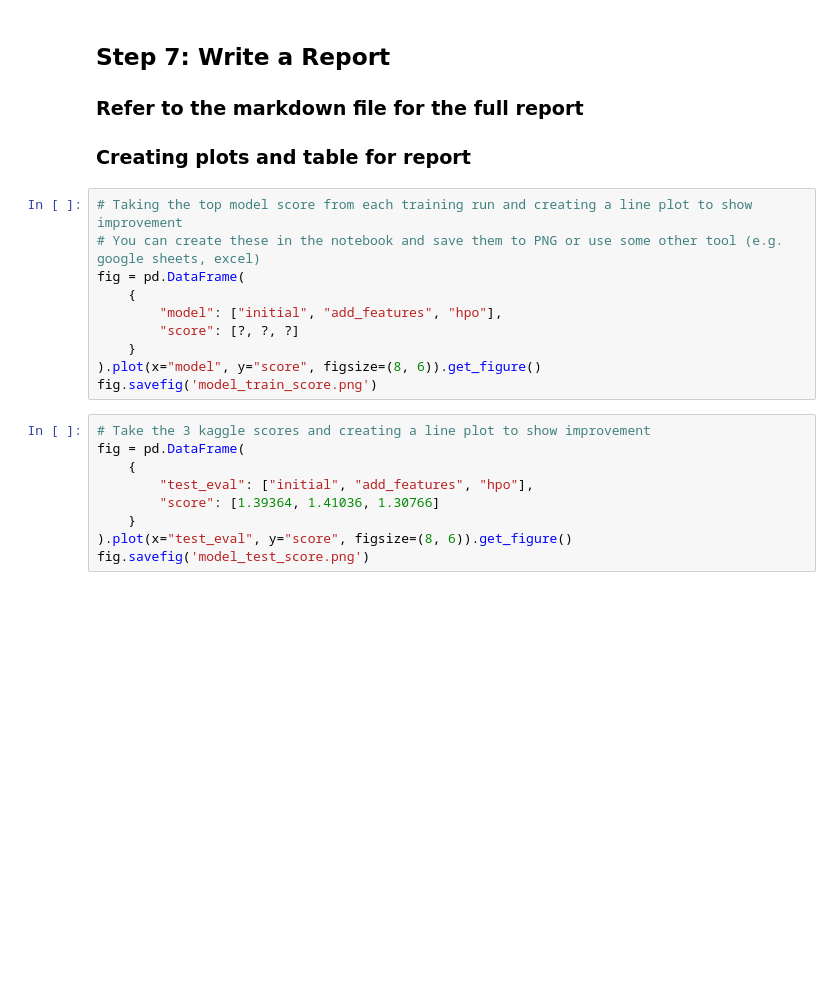
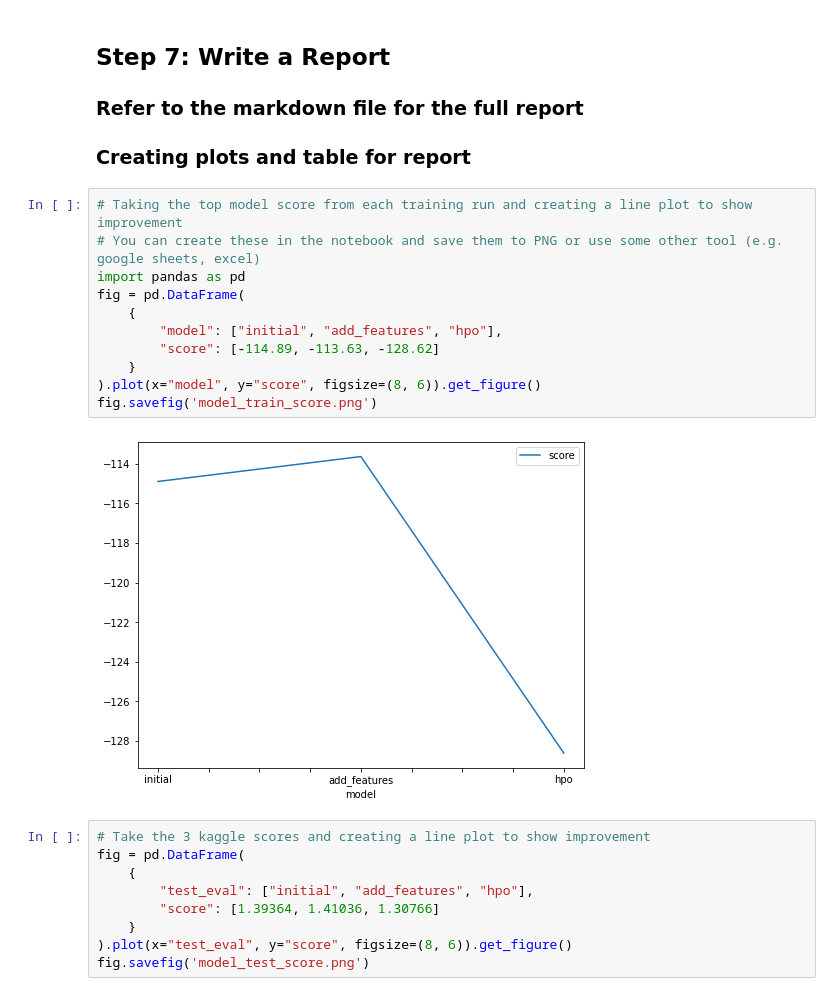
Before and after one commit to koryca/cd0385-project-starter, a Jupyter notebook: project/project-template.ipynb, the cells around one changed output. Saved outputs shown, nothing was run; the diff lists cells and outputs as text; blank space fills up the shorter version.

```diff
--- a/project/project-template.ipynb
+++ b/project/project-template.ipynb
@@ -651,13 +653,16 @@ submission.csv               2022-03-02 07:27:41  first raw submission
 # %%
 # Taking the top model score from each training run and creating a line plot to show improvement
 # You can create these in the notebook and save them to PNG or use some other tool (e.g. google sheets, excel)
+import pandas as pd
 fig = pd.DataFrame(
     {
         "model": ["initial", "add_features", "hpo"],
-        "score": [?, ?, ?]
+        "score": [-114.89, -113.63, -128.62]
     }
 ).plot(x="model", y="score", figsize=(8, 6)).get_figure()
 fig.savefig('model_train_score.png')
+# %% [output]
+[figure, added]
 # %%
 # Take the 3 kaggle scores and creating a line plot to show improvement
 fig = pd.DataFrame(
```
Also changed, not shown: parts of 1 cell of this notebook, 2 other files.
